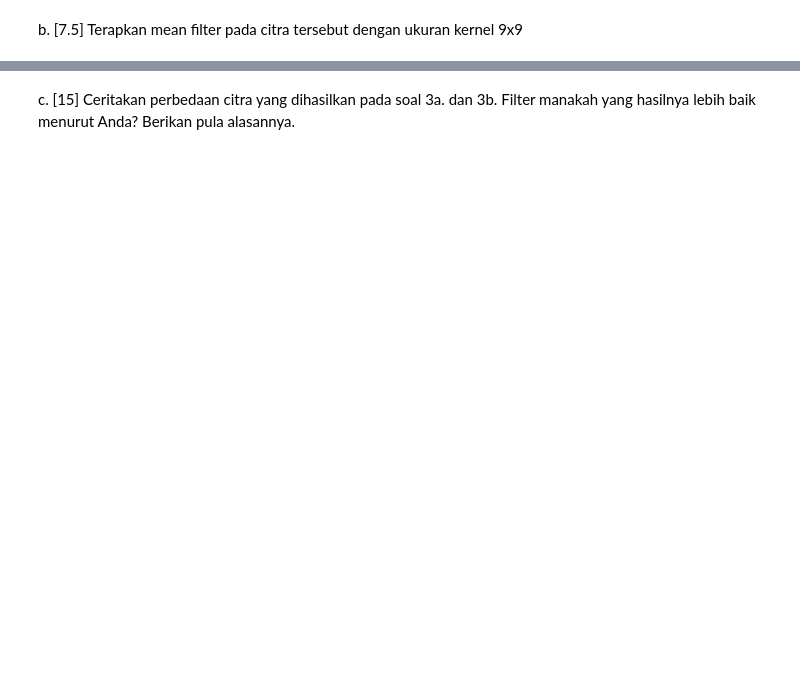
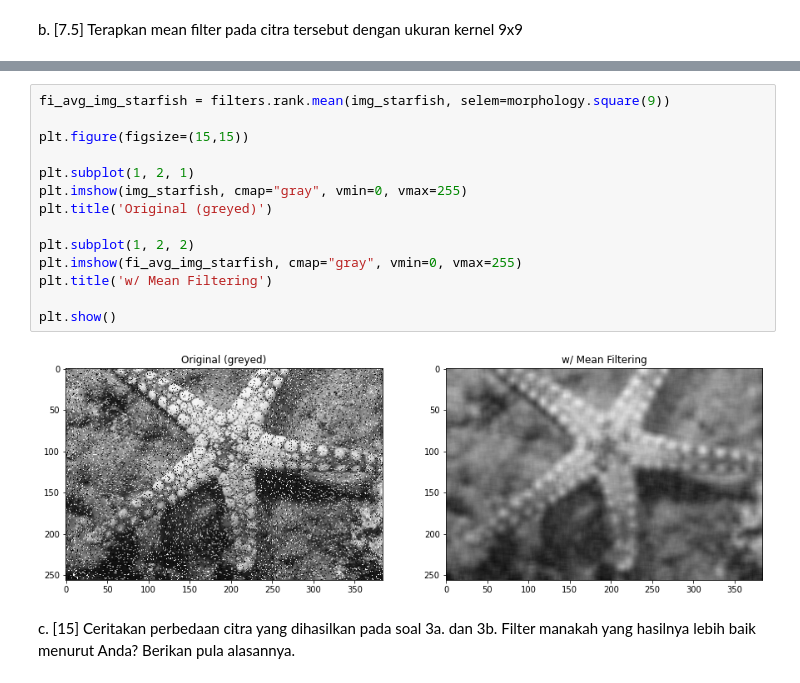
Before and after one commit to fahdikrie/pengcit212, a Jupyter notebook: Lab/Lab 1/Lab1_FahdiiAjmalalFikrie_1906398370.ipynb, the cells around one changed output, grey strips where cells are left out. Saved outputs shown, nothing was run; the diff lists cells and outputs as text; blank space fills up the shorter version.

```diff
--- a/Lab/Lab 1/Lab1_FahdiiAjmalalFikrie_1906398370.ipynb
+++ b/Lab/Lab 1/Lab1_FahdiiAjmalalFikrie_1906398370.ipynb
@@ -214,3 +264,19 @@ plt.imshow(fi_img_starfish, cmap="gray", vmin=0, vmax=255)
+# %%
+fi_avg_img_starfish = filters.rank.mean(img_starfish, selem=morphology.square(9))
+
+plt.figure(figsize=(15,15))
+
+plt.subplot(1, 2, 1)
+plt.imshow(img_starfish, cmap="gray", vmin=0, vmax=255)
+plt.title('Original (greyed)')
+
+plt.subplot(1, 2, 2)
+plt.imshow(fi_avg_img_starfish, cmap="gray", vmin=0, vmax=255)
+plt.title('w/ Mean Filtering')
+
+plt.show()
+# %% [output]
+[figure, added]
 # %% [markdown]
 c. [15] Ceritakan perbedaan citra yang dihasilkan pada soal 3a. dan 3b. Filter manakah yang hasilnya lebih
 baik menurut Anda? Berikan pula alasannya.
```
Also changed, not shown: parts of 12 cells of this notebook.
